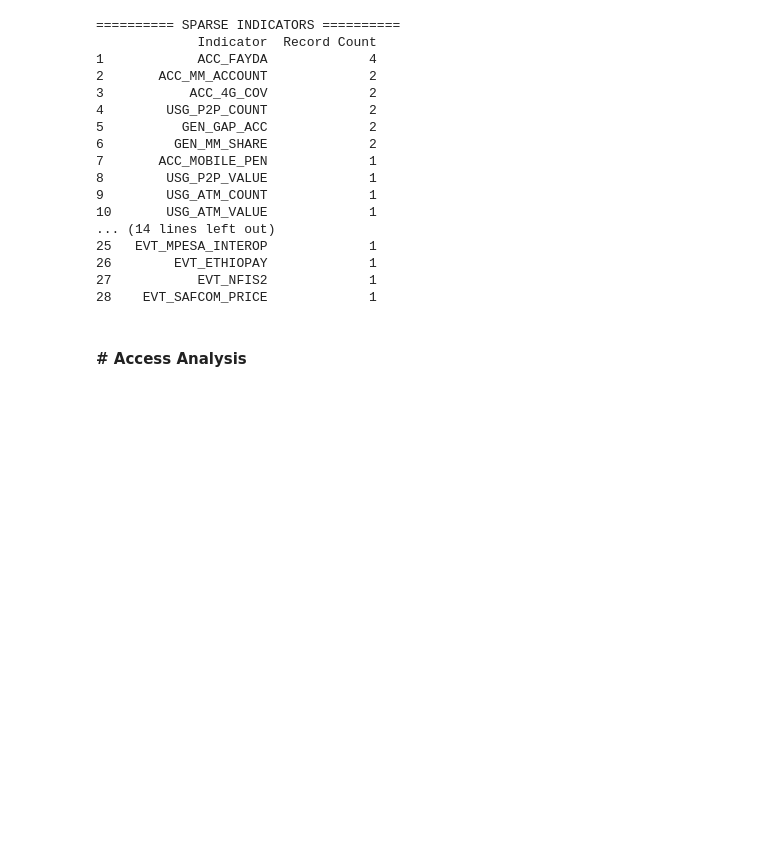
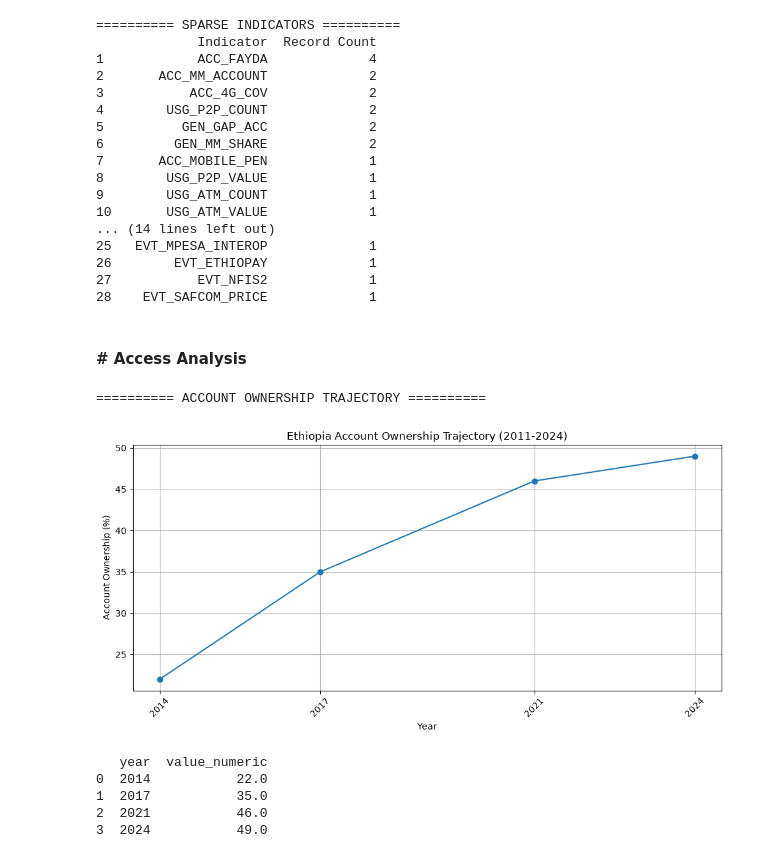
Before and after one commit to AyantuGeremew/ethiopia_fi_forecast, a Jupyter notebook: notebooks/main.ipynb, the cells around one changed output. Cells and saved outputs as stored; diff of their text form; code cells hidden in the pictures; blank space fills up the shorter version.

```diff
--- a/notebooks/main.ipynb
+++ b/notebooks/main.ipynb
@@ -669,3 +667,17 @@ sparse = identify_sparse_indicators(df, threshold=5)
 28    EVT_SAFCOM_PRICE             1
 # %% [markdown]
 #### # Access Analysis
+# %%
+# Run visualization
+
+account_trend = plot_account_ownership_trajectory(df,indicator_code="ACC_OWNERSHIP")
+
+print(account_trend)
+# %% [output]
+========== ACCOUNT OWNERSHIP TRAJECTORY ==========
+[figure, added]
+   year  value_numeric
+0  2014           22.0
+1  2017           35.0
+2  2021           46.0
+3  2024           49.0
```
Also changed, not shown: parts of 45 cells of this notebook, 4 other files.
